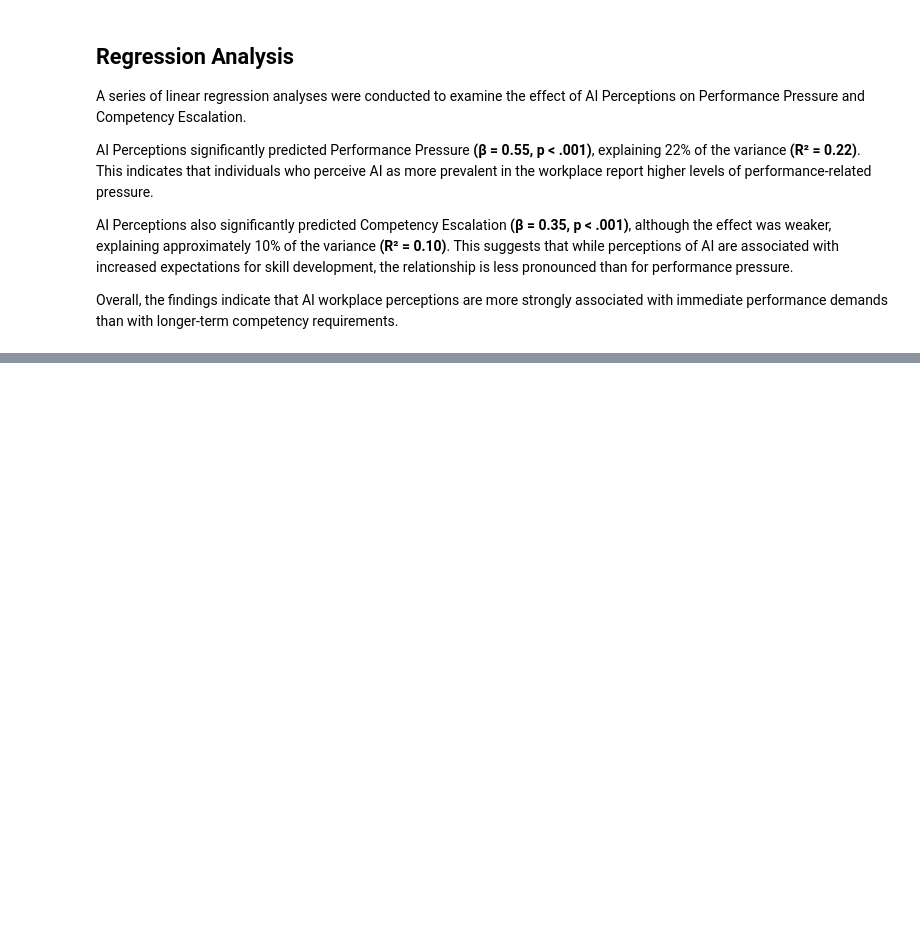
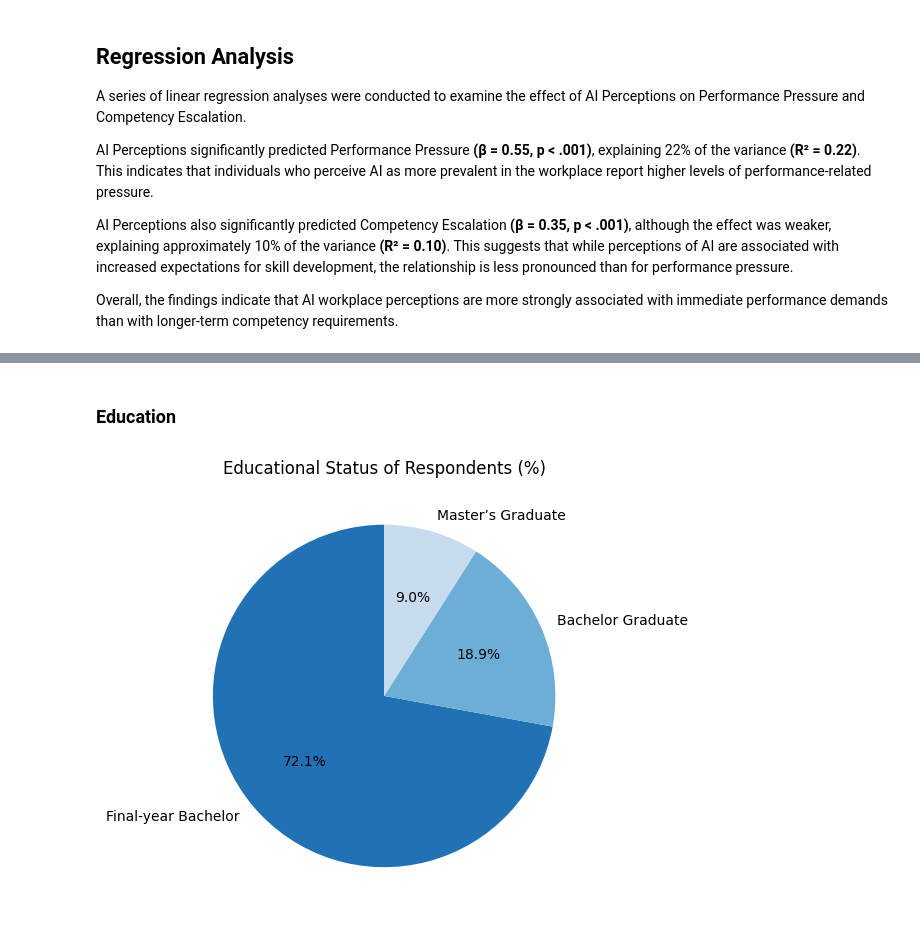
Before and after one commit to glgunderson/AI-Perceptions, a Jupyter notebook: ai_perceptions.ipynb, the cells around one changed output, grey strips where cells are left out. Cells and saved outputs as stored; diff of their text form; code cells hidden in the pictures; blank space fills up the shorter version.

```diff
--- a/ai_perceptions.ipynb
+++ b/ai_perceptions.ipynb
@@ -515,0 +534,39 @@ import matplotlib.pyplot as plt
+# %% [markdown]
+### Education
+# %%
+education_map = {
+    1: 'Final-year Bachelor',
+    2: 'Bachelor Graduate',
+    3: 'Master’s Graduate'
+}
+
+df['Education_label'] = df['Education'].map(education_map)
+
+# Proportions
+counts = df['Education_label'].value_counts(normalize=True)
+
+counts = counts.reindex([
+    'Final-year Bachelor',
+    'Bachelor Graduate',
+    'Master’s Graduate'
+]).fillna(0)
+
+# Reverse palette so biggest = darkest
+colors = sns.color_palette("Blues_r", n_colors=len(counts))
+
+plt.figure(figsize=(6,6))
+
+plt.pie(
+    counts,
+    labels=counts.index,
+    autopct='%1.1f%%',
+    startangle=90,
+    colors=colors
+)
+
+plt.title('Educational Status of Respondents (%)')
+
+plt.tight_layout()
+plt.show()
+# %% [output]
+[figure, added]
```
Also changed, not shown: parts of 12 cells of this notebook.
